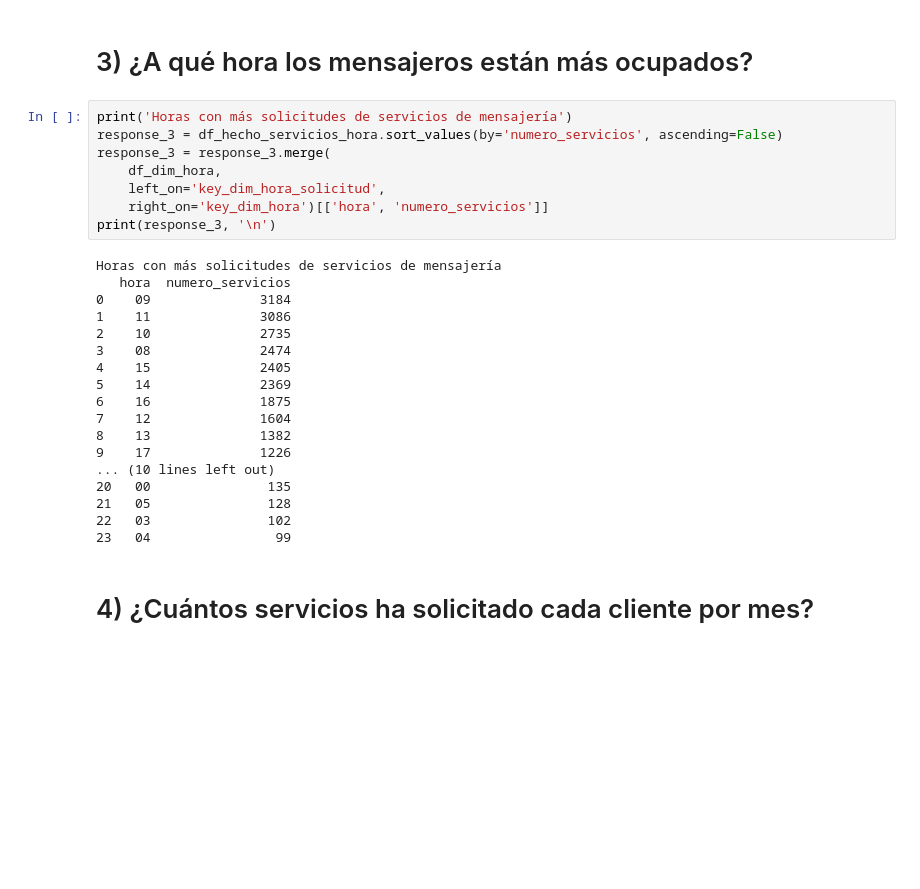
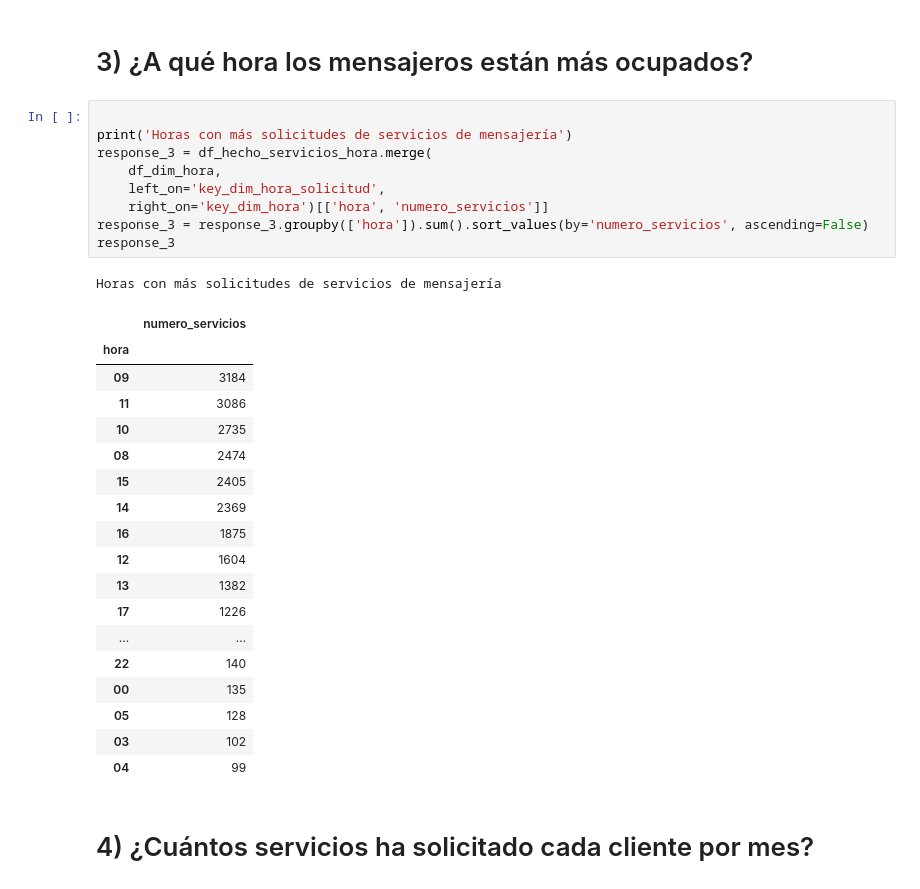
Before and after one commit to NathaMoraHSB/ETL-RapidosYFuriosos, a Jupyter notebook: notebooks/Visualizacion_respuestas.ipynb, the cells around one changed output. Cells and saved outputs as stored; diff of their text form; blank space fills up the shorter version.

```diff
--- a/notebooks/Visualizacion_respuestas.ipynb
+++ b/notebooks/Visualizacion_respuestas.ipynb
@@ -114,31 +104,34 @@ Días con más solicitudes de servicios de mensajería
 # %% [markdown]
 # 3) ¿A qué hora los mensajeros están más ocupados?
 # %%
+
 print('Horas con más solicitudes de servicios de mensajería')
-response_3 = df_hecho_servicios_hora.sort_values(by='numero_servicios', ascending=False)
-response_3 = response_3.merge(
+response_3 = df_hecho_servicios_hora.merge(
     df_dim_hora,
     left_on='key_dim_hora_solicitud',
     right_on='key_dim_hora')[['hora', 'numero_servicios']]
-print(response_3, '\n')
+response_3 = response_3.groupby(['hora']).sum().sort_values(by='numero_servicios', ascending=False)
+response_3
 # %% [output]
 Horas con más solicitudes de servicios de mensajería
-   hora  numero_servicios
-0    09              3184
-1    11              3086
-2    10              2735
-3    08              2474
-4    15              2405
-5    14              2369
-6    16              1875
-7    12              1604
-8    13              1382
-9    17              1226
-... (10 lines left out)
-20   00               135
-21   05               128
-22   03               102
-23   04                99
+|  | numero_servicios |
+| hora |  |
+| 09 | 3184 |
+| 11 | 3086 |
+| 10 | 2735 |
+| 08 | 2474 |
+| 15 | 2405 |
+| 14 | 2369 |
+| 16 | 1875 |
+| 12 | 1604 |
+| 13 | 1382 |
+| 17 | 1226 |
+| ... | ... |
+| 22 | 140 |
+| 00 | 135 |
+| 05 | 128 |
+| 03 | 102 |
+| 04 | 99 |
 # %% [markdown]
 # 4) ¿Cuántos servicios ha solicitado cada cliente por mes?
 # %%
```
Also changed, not shown: parts of 7 cells of this notebook.
